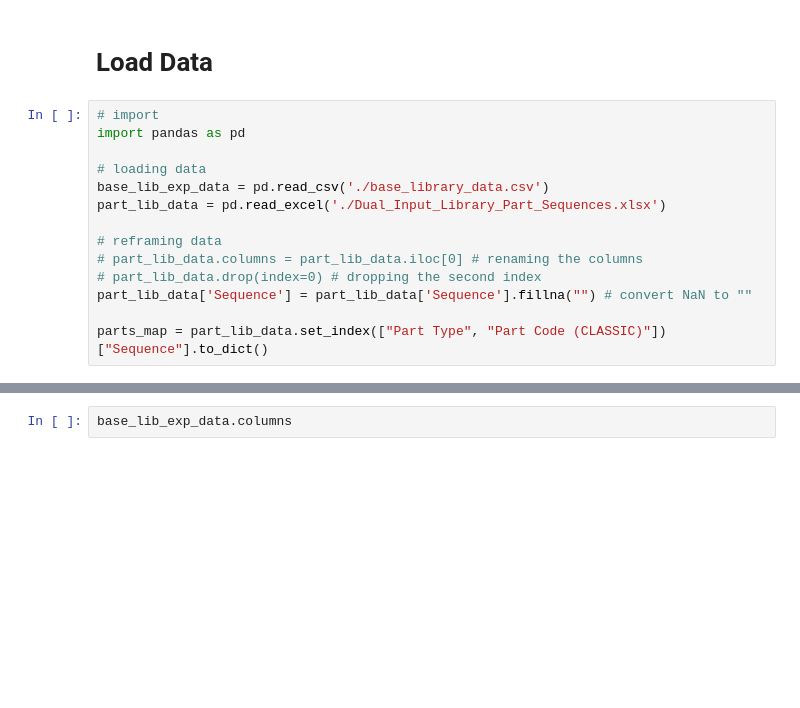
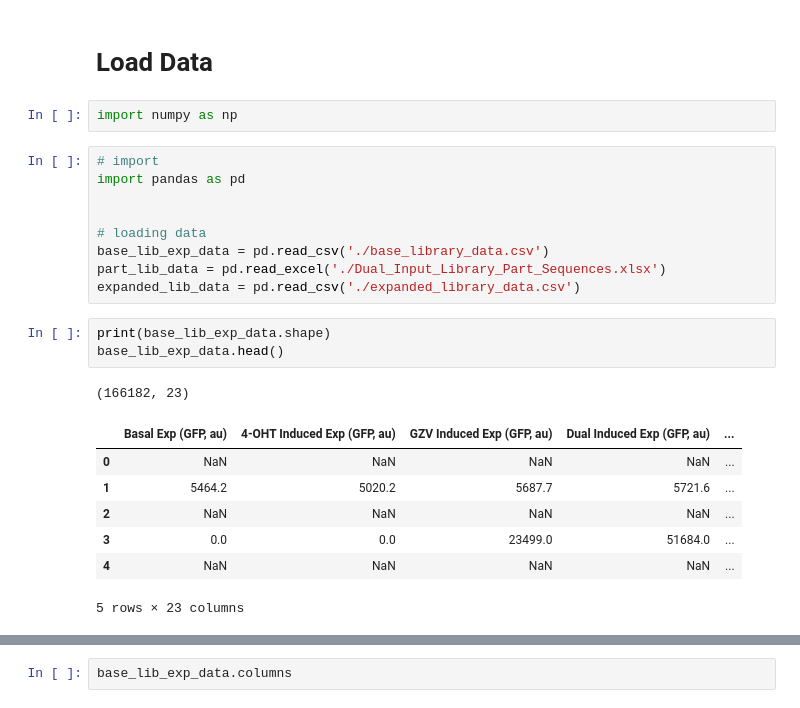
Before and after one commit to cellethology/gene_circuit_design, a Jupyter notebook: data_new/1M/data_analysis.ipynb, the cells around one changed output, grey strips where cells are left out. Saved outputs shown, nothing was run; the diff lists cells and outputs as text; blank space fills up the shorter version.

```diff
--- a/data_new/1M/data_analysis.ipynb
+++ b/data_new/1M/data_analysis.ipynb
@@ -50,17 +50,26 @@ print(pivoted)
 2  CAAAACGCTTcGGCGTAGCCGATGTCGCGcTCCCGTGTCAGTAAAG...    False
 # %% [markdown]
 # Load Data
+# %%
+import numpy as np
 # %%
 # import
 import pandas as pd
 
+
 # loading data
 base_lib_exp_data = pd.read_csv('./base_library_data.csv')
 part_lib_data = pd.read_excel('./Dual_Input_Library_Part_Sequences.xlsx')
-
-# reframing data
-# part_lib_data.columns = part_lib_data.iloc[0] # renaming the columns
-# part_lib_data.drop(index=0) # dropping the second index
-part_lib_data['Sequence'] = part_lib_data['Sequence'].fillna("") # convert NaN to ""
-
-parts_map = part_lib_data.set_index(["Part Type", "Part Code (CLASSIC)"])["Sequence"].to_dict()
+expanded_lib_data = pd.read_csv('./expanded_library_data.csv')
+# %%
+print(base_lib_exp_data.shape)
+base_lib_exp_data.head()
+# %% [output]
+(166182, 23)
+|  | Basal Exp (GFP, au) | 4-OHT Induced Exp (GFP, au) | GZV Induced Exp (GFP, au) | Dual Induced Exp (GFP, au) | ... |
+| 0 | NaN | NaN | NaN | NaN | ... |
+| 1 | 5464.2 | 5020.2 | 5687.7 | 5721.6 | ... |
+| 2 | NaN | NaN | NaN | NaN | ... |
+| 3 | 0.0 | 0.0 | 23499.0 | 51684.0 | ... |
+| 4 | NaN | NaN | NaN | NaN | ... |
+5 rows × 23 columns
```
Also changed, not shown: parts of 23 cells of this notebook, 12 other files.
